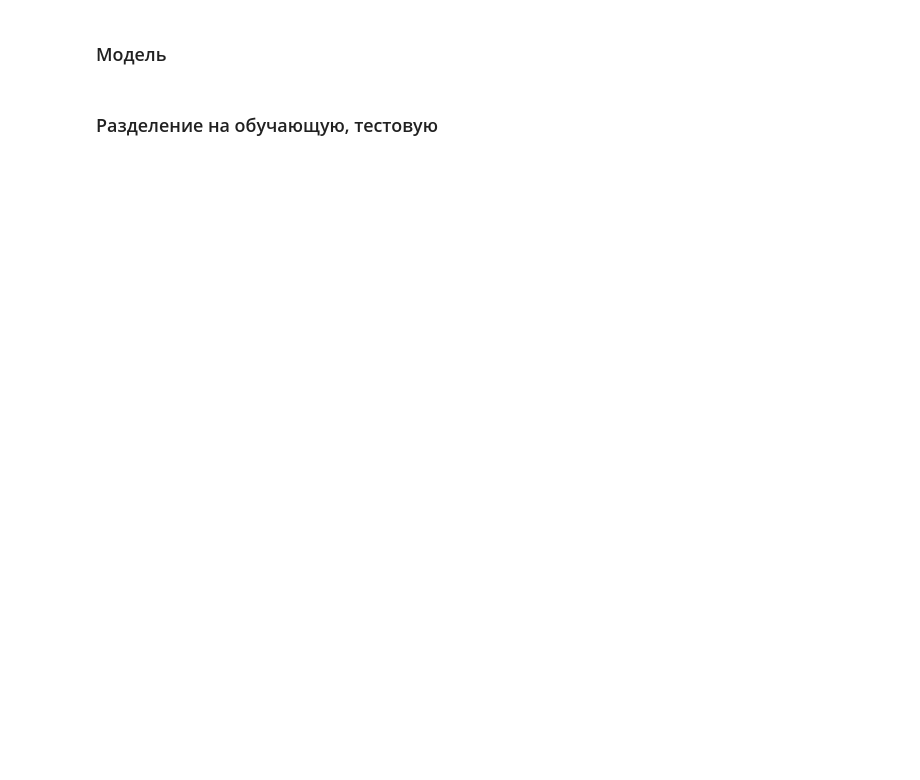
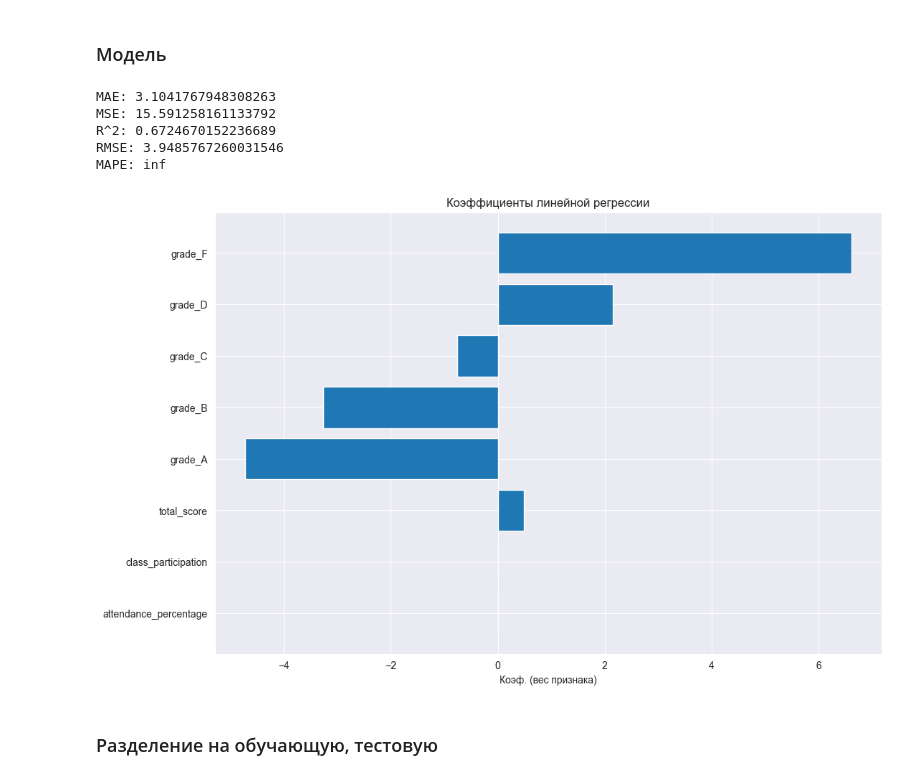
Before and after one commit to Qweeckusha/vvsu_mml, a Jupyter notebook: Домашнее_задание_2.ipynb, the cells around one changed output. Saved outputs shown, nothing was run; the diff lists cells and outputs as text; code cells hidden in the pictures; blank space fills up the shorter version.

Commit message:
model 1 done

```diff
--- a/Домашнее_задание_2.ipynb
+++ b/Домашнее_задание_2.ipynb
@@ -123,0 +168,3 @@ encoded = encoder.fit_transform(X[["YOU_VARIABLE_NAME"]])  # .fit_transfom(X) -
+# %%
+encoded_columns = encoder.get_feature_names_out(['grade'])
+encoded_columns
@@ -124,3 +174,5 @@ encoded = encoder.fit_transform(X[["YOU_VARIABLE_NAME"]])  # .fit_transfom(X) -
+# %%
+X_encoded = pd.DataFrame(encoded, columns=encoded_columns, index=X.index)
 # %%
-X = X.drop('type', axis=1) if 'type' in X.columns else X # убираем базовую колонку type = [red, white]
-X = pd.concat([X, X_encoded], axis=1) if 'type_white' not in X.columns else X # оставляем 2 разные колонки [type_red, type_white]
+X = X.drop('grade', axis=1) if 'grade' in X.columns else X # убираем базовую колонку grade
+X = pd.concat([X, X_encoded], axis=1)
@@ -136,16 +213,53 @@ X_scaled = scaler.fit_transform(X) # попробовать избавиться
 # %%
 from sklearn.linear_model import LinearRegression
 
-model = LinearRegression()
-
-# model.fit(X, y) - обучение
-# model.predict(X) - предсказание y
 # model.coef_ - коэфициенты фич (каждый коэф относится по индексу к своей фиче)
 
-# для того, чтобы не запутаться используйте следующий нейминг
 model1 = LinearRegression() # модель задачи 1
-model2 = LinearRegression() # модель задачи 2
-... # и так далее
+model1.fit(X, y)
+y_pred = model1.predict(X)
+# %%
+from sklearn.metrics import mean_squared_error, mean_absolute_error, r2_score
+import numpy as np
+
+# MAE - средняя абсолютная ошибка, вычисляется по формуле (|y_n-y_p_n|)/n, выдаёт количество баллов, чем меньше, тем лучше
+mae = mean_absolute_error(y, y_pred)
+print(f'MAE: {mae}')
+
+# MSE - средняя квадратичная ошибка, это как в MAE, но каждое число в числителе возводится в квадрат. В целом более жёсткая оценка, нежели MAE
+mse = mean_squared_error(y, y_pred)
+print(f'MSE: {mse}')
+
+# R^2 - коэффициент детерминации, оценка того, насколько модель просто лучше среднего, чем значение ближе к 1, тем лучше
+r2 = r2_score(y, y_pred)
+print(f'R^2: {r2}')
+
+# RMSE - Root Mean Squared Error, корень от MSE, более чувствителен к выбросам, чем ближе к 0, тем лучше
+rmse = np.sqrt(mse)
+print(f'RMSE: {rmse}')
+
+# MAPE - Mean Absolute Percentage Error, похоже на MAE, но только в процентах и формула другая, чувствителен к 0
+mape = np.mean(np.abs(y - y_pred) / y)*100
+print(f'MAPE: {mape}')
+# %% [output]
+MAE: 3.1041767948308263
+MSE: 15.591258161133792
+R^2: 0.6724670152236689
+RMSE: 3.9485767260031546
+MAPE: inf
+# %%
+import matplotlib.pyplot as plt
+
+feature_names = X.columns
+coefs = model1.coef_
+
+plt.figure(figsize=(12, 8))
+plt.barh(feature_names, coefs)
+plt.xlabel('Коэф. (вес признака)')
+plt.title('Коэффициенты линейной регрессии')
+plt.show()
+# %% [output]
+[figure, added]
 # %% [markdown]
 ### Разделение на обучающую, тестовую
 # %%
```
Also changed, not shown: parts of 13 cells of this notebook.
